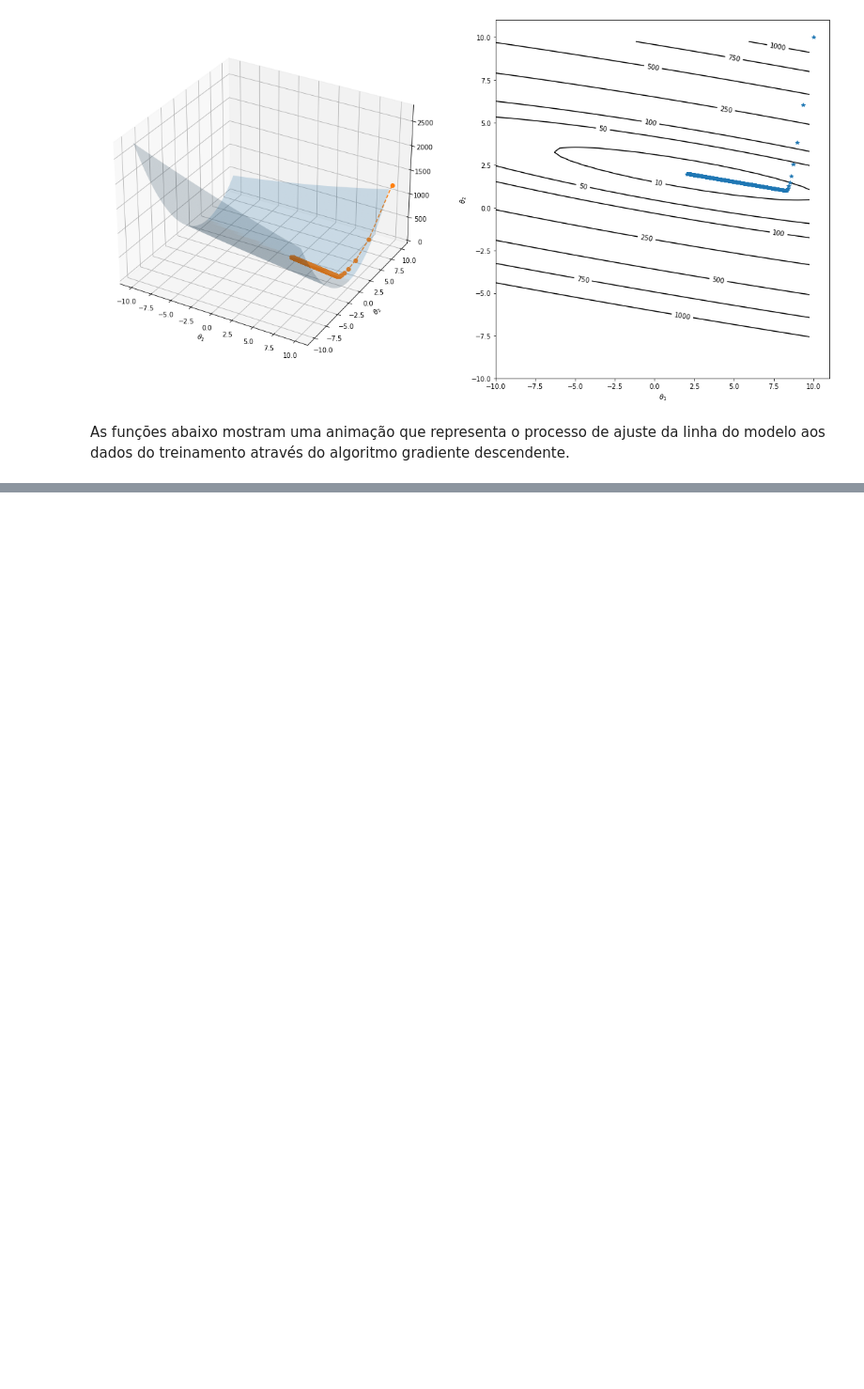
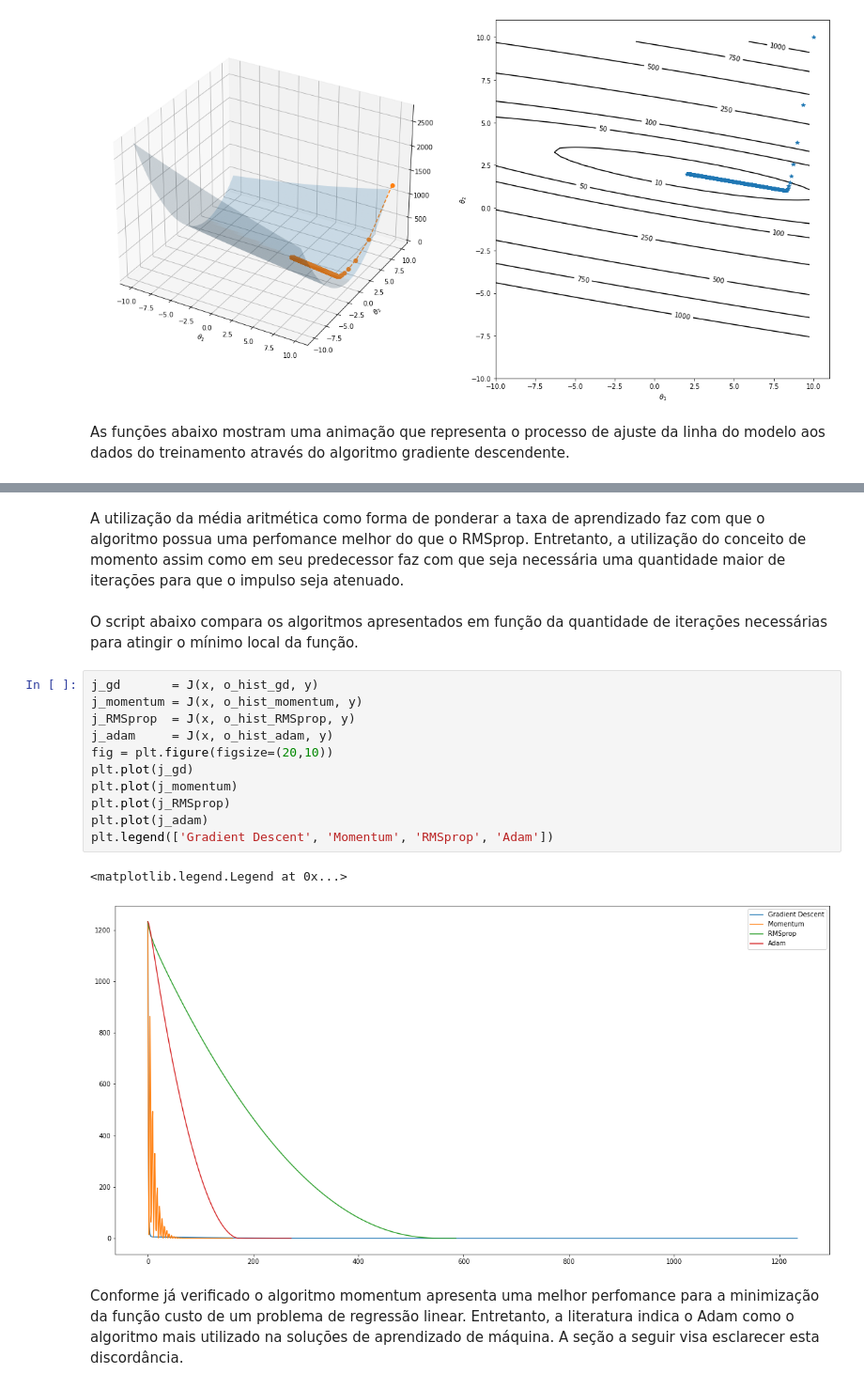
Before and after one commit to CleberPeter/machine_learning_book, a Jupyter notebook: 03-gradient-descent.ipynb, the cells around one changed output, grey strips where cells are left out. Shown at 94% size. Drawn from its saved outputs; the diff is of its cells as text; blank space fills up the shorter version.

```diff
--- a/03-gradient-descent.ipynb
+++ b/03-gradient-descent.ipynb
@@ -205,0 +344,20 @@ show_animation(x, o_hist, y)
+# %% [markdown]
+A utilização da média aritmética como forma de ponderar a taxa de aprendizado faz com que o algoritmo possua uma perfomance melhor do que o RMSprop. Entretanto, a utilização do conceito de momento assim como em seu predecessor faz com que seja necessária uma quantidade maior de iterações para que o impulso seja atenuado.
+# %% [markdown]
+O script abaixo compara os algoritmos apresentados em função da quantidade de iterações necessárias para atingir o mínimo local da função.
+# %%
+j_gd       = J(x, o_hist_gd, y)
+j_momentum = J(x, o_hist_momentum, y)
+j_RMSprop  = J(x, o_hist_RMSprop, y)
+j_adam     = J(x, o_hist_adam, y)
+fig = plt.figure(figsize=(20,10))
+plt.plot(j_gd)
+plt.plot(j_momentum)
+plt.plot(j_RMSprop)
+plt.plot(j_adam)
+plt.legend(['Gradient Descent', 'Momentum', 'RMSprop', 'Adam'])
+# %% [output]
+<matplotlib.legend.Legend at 0x...>
+[figure, added]
+# %% [markdown]
+Conforme já verificado o algoritmo momentum apresenta uma melhor perfomance para a minimização da função custo de um problema de regressão linear. Entretanto, a literatura indica o Adam como o algoritmo mais utilizado na soluções de aprendizado de máquina. A seção a seguir visa esclarecer esta discordância.
```
Also changed, not shown: parts of 43 cells of this notebook, 5 other files.
